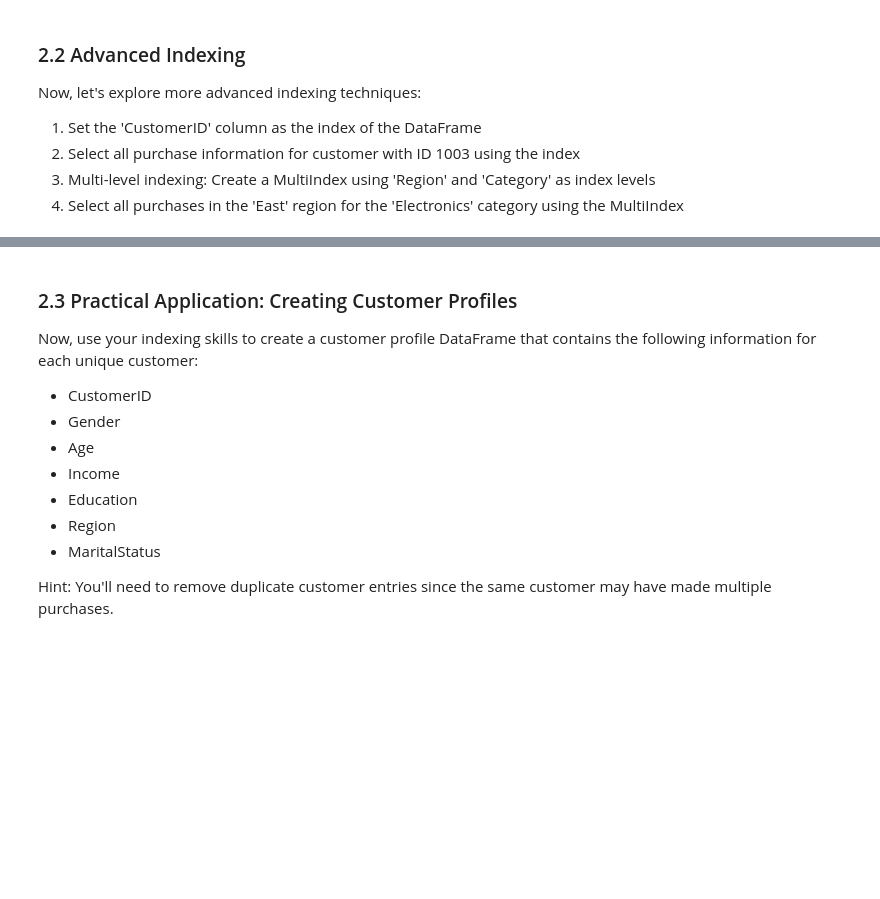
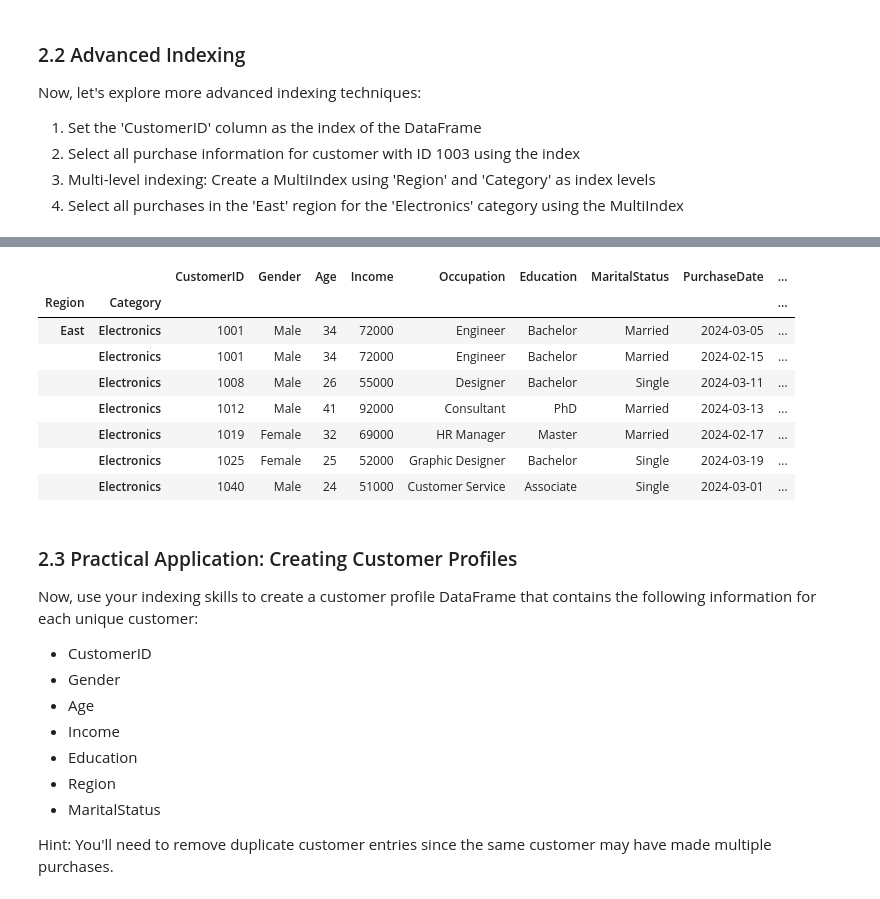
Before and after one commit to TomisinFalode/Projects, a Jupyter notebook: Month_1/Week_3/Assignments/pandas_fundamentals_II_assignment.ipynb, the cells around one changed output, grey strips where cells are left out. Drawn from its saved outputs; the diff is of its cells as text; code cells hidden in the pictures; blank space fills up the shorter version.

```diff
--- a/Month_1/Week_3/Assignments/pandas_fundamentals_II_assignment.ipynb
+++ b/Month_1/Week_3/Assignments/pandas_fundamentals_II_assignment.ipynb
@@ -123,6 +269,16 @@ Now, let's explore more advanced indexing techniques:
 # %%
 # 4. Select all purchases in the 'East' region for the 'Electronics' category
-# Your code here
+df_multi.loc[('East', 'Electronics')]
+# %% [output]
+|  |  | CustomerID | Gender | Age | Income | Occupation | Education | MaritalStatus | PurchaseDate | ... |
+| Region | Category |  |  |  |  |  |  |  |  | ... |
+| East | Electronics | 1001 | Male | 34 | 72000 | Engineer | Bachelor | Married | 2024-03-05 | ... |
+|  | Electronics | 1001 | Male | 34 | 72000 | Engineer | Bachelor | Married | 2024-02-15 | ... |
+|  | Electronics | 1008 | Male | 26 | 55000 | Designer | Bachelor | Single | 2024-03-11 | ... |
+|  | Electronics | 1012 | Male | 41 | 92000 | Consultant | PhD | Married | 2024-03-13 | ... |
+|  | Electronics | 1019 | Female | 32 | 69000 | HR Manager | Master | Married | 2024-02-17 | ... |
+|  | Electronics | 1025 | Female | 25 | 52000 | Graphic Designer | Bachelor | Single | 2024-03-19 | ... |
+|  | Electronics | 1040 | Male | 24 | 51000 | Customer Service | Associate | Single | 2024-03-01 | ... |
 # %% [markdown]
 ### 2.3 Practical Application: Creating Customer Profiles
 
```
Also changed, not shown: parts of 69 cells of this notebook.
